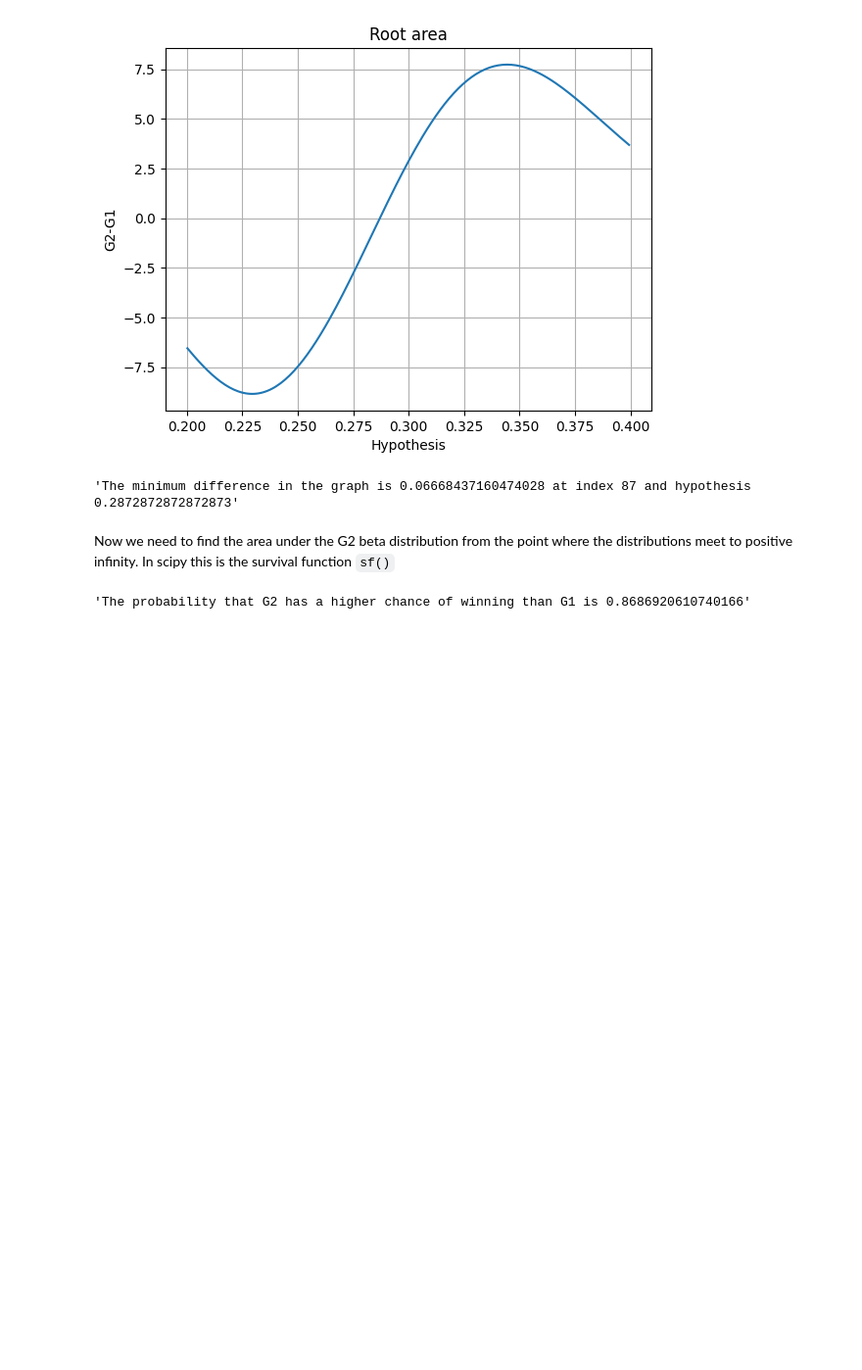
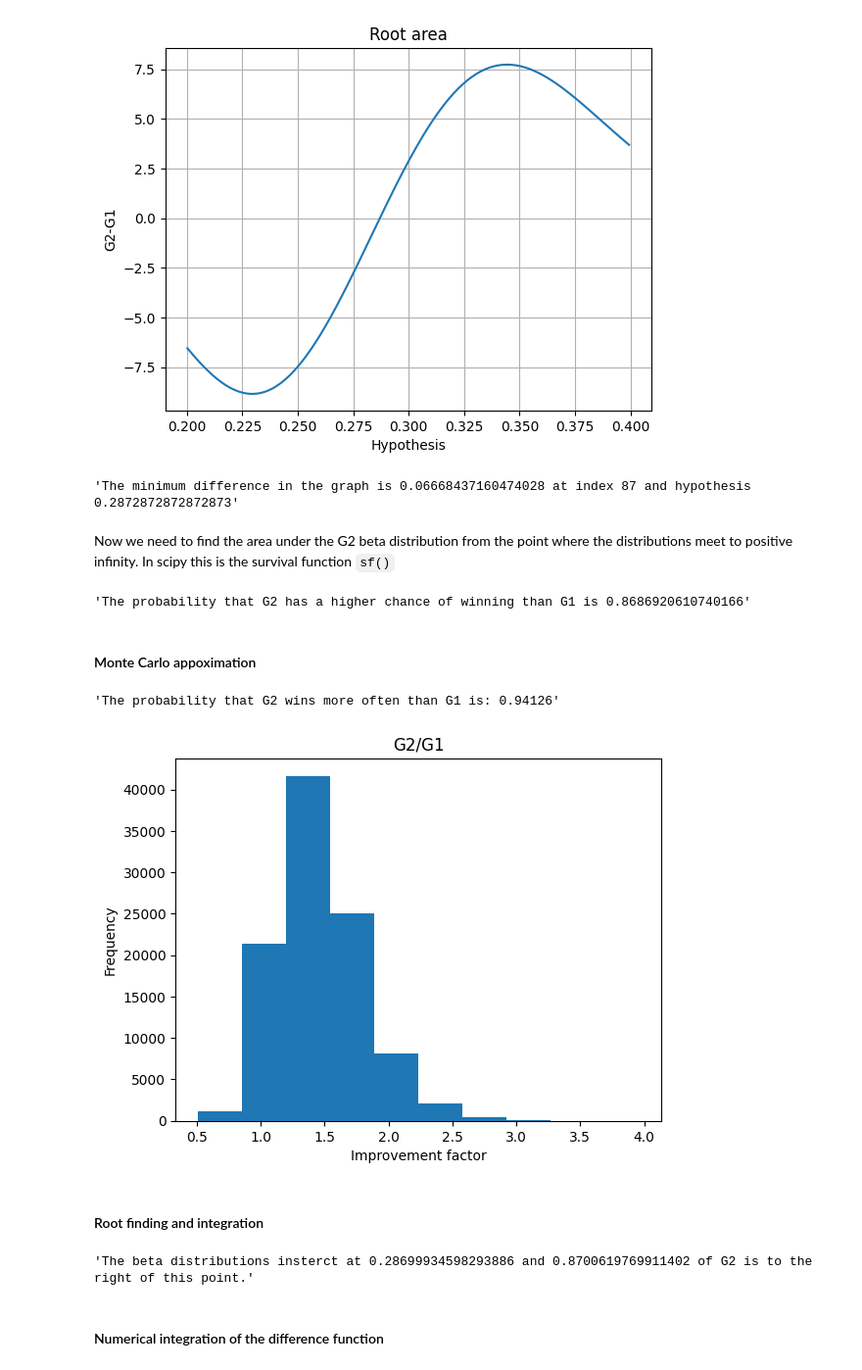
Before and after one commit to TecKnow/learning, a Jupyter notebook: Chapter_19.ipynb, the cells around one changed output. Shown: that part at 98% size. Drawn from its saved outputs; the diff is of its cells as text; code cells hidden in the pictures; blank space fills up the shorter version.

```diff
--- a/Chapter_19.ipynb
+++ b/Chapter_19.ipynb
@@ -267,3 +269,38 @@ Now we need to find the area under the G2 beta distribution from the point where
 display(f"The probability that G2 has a higher chance of winning than G1 is {G2_beta.sf(min_difference_hypothesis)}")
 # %% [output]
 'The probability that G2 has a higher chance of winning than G1 is 0.8686920610740166'
+# %% [markdown]
+#### Monte Carlo appoximation
+# %%
+G1_values = G1_beta.rvs(size=100_000)
+G2_values = G2_beta.rvs(size=100_000)
+
+monte_carlo_P_G2 = np.count_nonzero(G2_values > G1_values) / G2_values.size
+display(f"The probability that G2 wins more often than G1 is: {monte_carlo_P_G2}")
+# %% [output]
+'The probability that G2 wins more often than G1 is: 0.94126'
+# %%
+hist_data = G2_values / G1_values
+fig, ax = plt.subplots(1,1)
+ax.hist(hist_data)
+ax.set_title("G2/G1")
+ax.set_xlabel("Improvement factor")
+ax.set_ylabel("Frequency")
+plt.show()
+# %% [output]
+[figure, added]
+# %% [markdown]
+#### Root finding and integration
+# %%
+from scipy.optimize import brentq
+
+def diff_func(x):
+    return G2_beta.pdf(x) - G1_beta.pdf(x)
+
+root_location = brentq(diff_func, 0.2, 0.4)
+G2_survival_proportion = G2_beta.sf(root_location)
+display(f"The beta distributions insterct at {root_location} and {G2_survival_proportion} of G2 is to the right of this point.")
+# %% [output]
+'The beta distributions insterct at 0.28699934598293886 and 0.8700619769911402 of G2 is to the right of this point.'
+# %% [markdown]
+#### Numerical integration of the difference function
```
Also changed, not shown: parts of 8 cells of this notebook.
